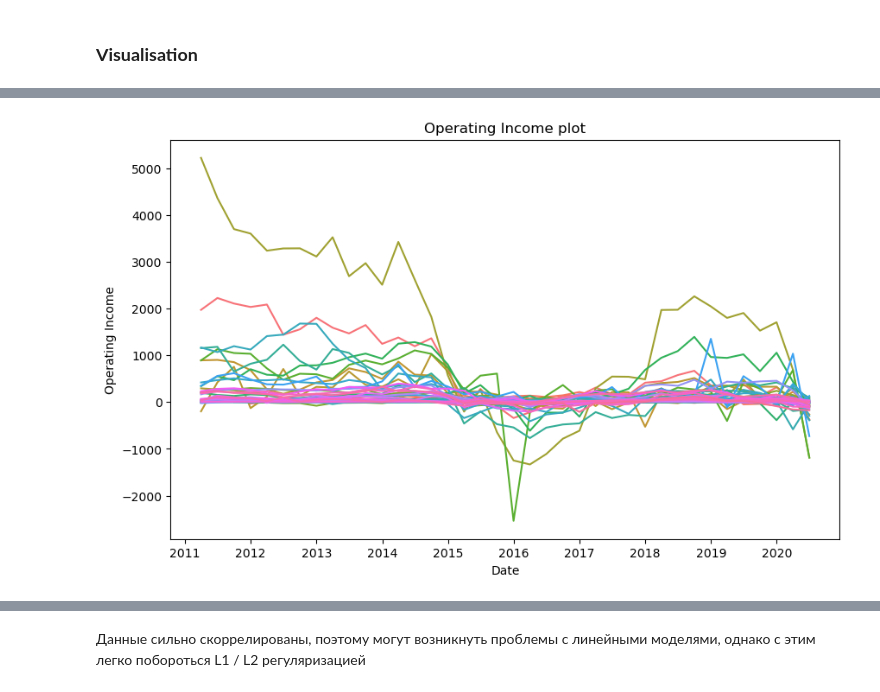
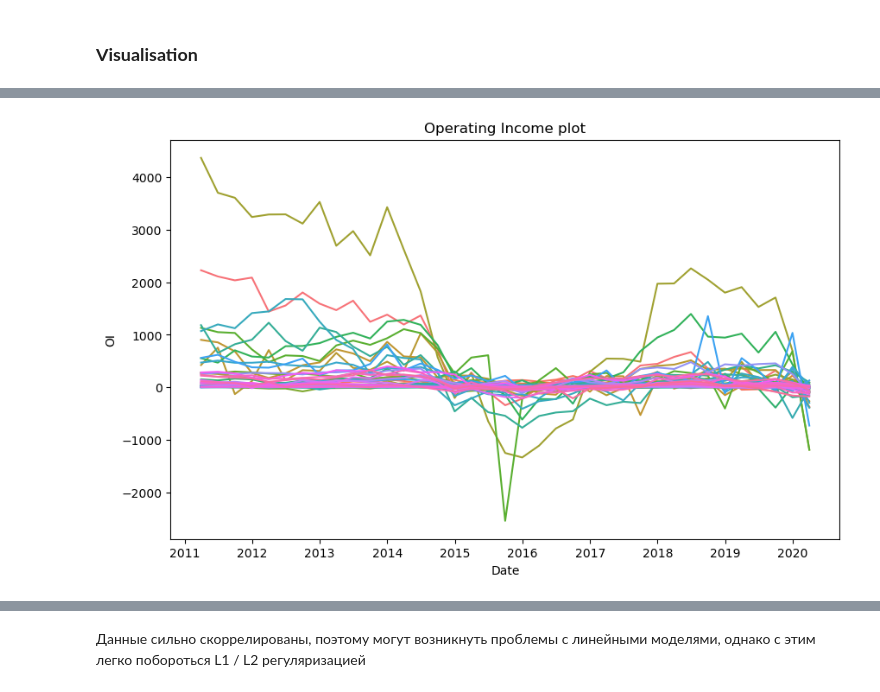
Before and after one commit to Andrezyy/CMF-reporting-forecasting, a Jupyter notebook: EDA.ipynb, the cells around one changed output, grey strips where cells are left out. Saved outputs shown, nothing was run; the diff lists cells and outputs as text; code cells hidden in the pictures.

```diff
--- a/EDA.ipynb
+++ b/EDA.ipynb
@@ -39,6 +42,15 @@ data.head()
+# %%
+lst=[]
+groups = data.groupby('Company')
+for comapny,group in groups:
+    group['R change'] = group[['R']] - group[['R']].shift(1).fillna(0)
+    group['OI change'] = group[['OI']] - group[['OI']].shift(1).fillna(0)
+    group.fillna(0, inplace=True)
+    lst.append(group)
+data = pd.concat(lst)
 # %%
-train_data = data[data.Date < '2020-09-30']
-test_data = data[data.Date >= '2020-09-30']
+train_data = data[data.Date < '2020-06-30']
+test_data = data[data.Date >= '2020-06-30']
 # %% [markdown]
 ### **EDA**
 # %% [markdown]
@@ -101,7 +110,7 @@ plt.show()
 # %%
 plt.figure(figsize = (10,6))
 plt.title("Operating Income plot")
-sns.lineplot(data=train_data, x="Date", y="Operating Income", hue="Company", legend = False)
+sns.lineplot(data=train_data, x="Date", y="OI", hue="Company", legend = False)
 plt.show()
 # %% [output]
-[figure, old version]
+[figure, new version]
```
Also changed, not shown: parts of 10 cells of this notebook, 4 other files.
